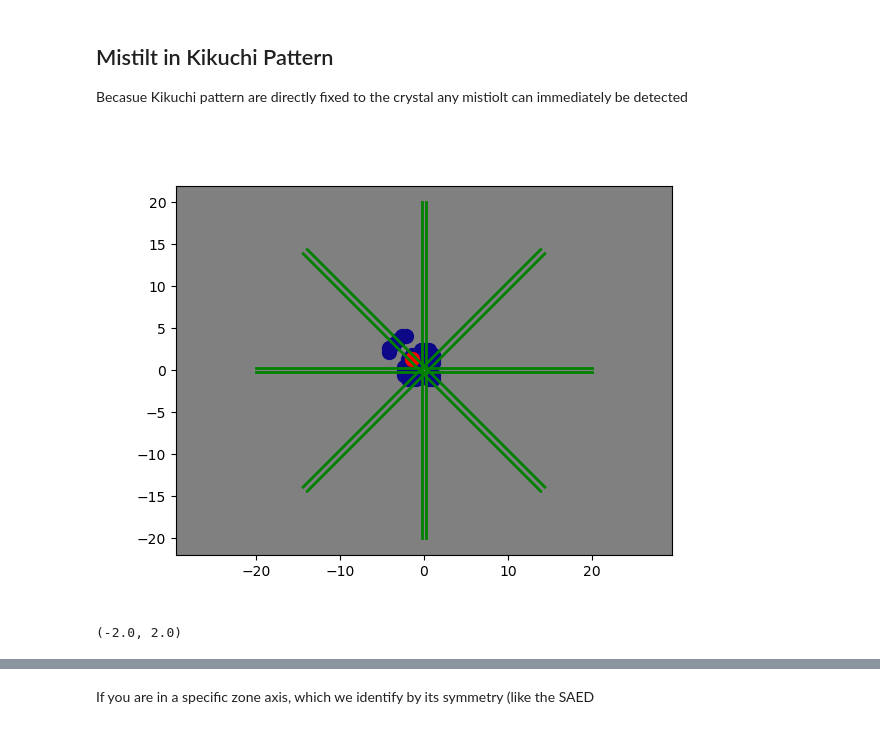
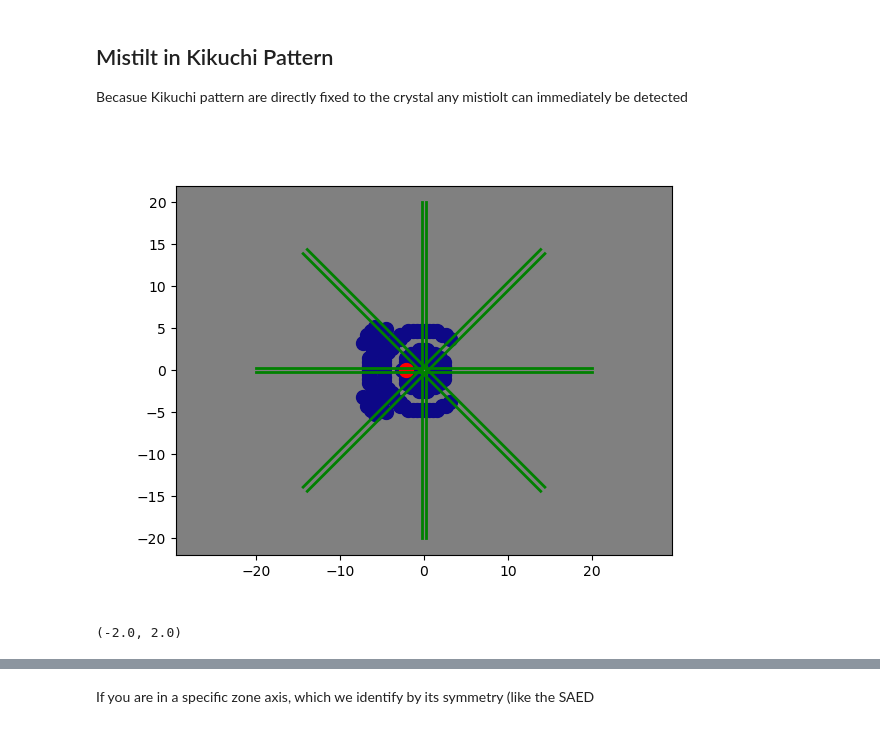
Before and after one commit to gduscher/MLSTEM2024, a Jupyter notebook: Day2/2_Kikuchi.ipynb, the cells around one changed output, grey strips where cells are left out. Drawn from its saved outputs; the diff is of its cells as text; code cells hidden in the pictures.

```diff
--- a/Day2/2_Kikuchi.ipynb
+++ b/Day2/2_Kikuchi.ipynb
@@ -444,8 +444,8 @@ plt.gca().set_ylim(-2,2)
 Becasue Kikuchi pattern are directly fixed to the crystal any mistiolt can immediately be detected
 # %%
 # -------Input ------ #
-mistilt_alpha = 2  # in degree
-mistilt_beta = -2.0
+mistilt_alpha = 3  # in degree
+mistilt_beta = 0.0
 # ------------------- #
 
 
@@ -458,37 +458,37 @@ atoms2.info['experimental'] = {'crystal_name': crystal_name,
                               'convergence_angle_mrad': 0.,
                               'Sg_max': .03,   # 1/Ang  maximum allowed excitation error ; This parameter is related to the thickness
                               'thickness': 20,  # in Ang
-                              'hkl_max': 11,   # Highest evaluated Miller indices
+                              'hkl_max': 21,   # Highest evaluated Miller indices
                               'zone_hkl': np.array([0, 0, 1]),
                               'mistilt_alpha degree': mistilt_alpha,
                               'mistilt_beta degree': mistilt_beta,
                               'plot_FOV': 2}
 
 ks.kinematic_scattering(atoms2)
 
 atoms2.info['output']=diff_plot.plotSAED_parameter()
 
 atoms2.info['output'].update({'plot Kikuchi': False,
                              'color Kikuchi': 'navy',
                              'background': 'gray',
                              'label size': 12,
                              'plot shift x': 0,
                              'plot shift y': 0,
                              'image gamma': 2,
                              'label color': 'skyblue',
                              'color zero': 'white',
                              'plot_labels': False})
 
 
 ############
 ## OUTPUT
 ############
 
 diff_plot.plot_diffraction_pattern(atoms2, grey=False)
 plt.gca().set_xlim(-2, 2)
 plt.gca().set_ylim(-2, 2)
 # %% [output]
-[figure, old version]
+[figure, new version]
 (-2.0, 2.0)
 # %% [markdown]
 ## Kikuchi Maps
```
Also changed, not shown: parts of 5 cells of this notebook, 7 other files.
